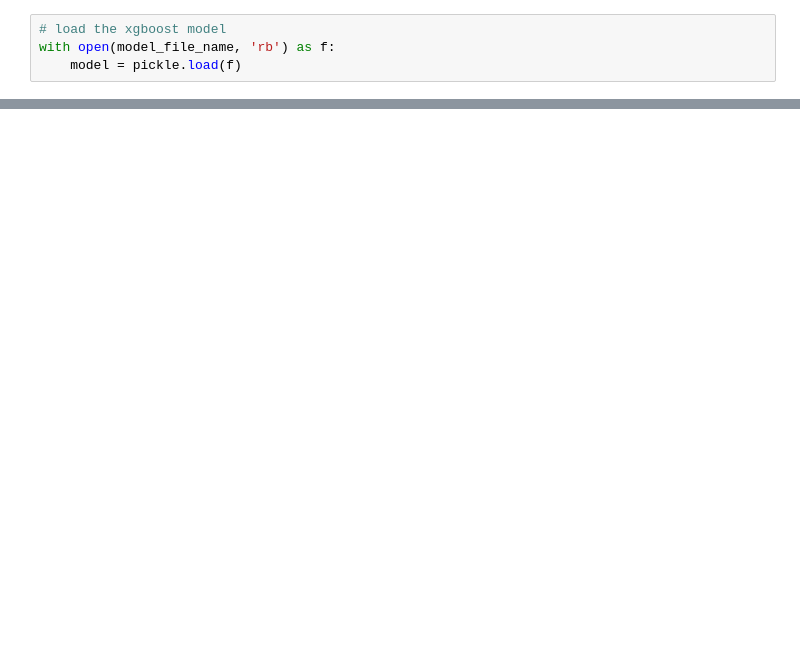
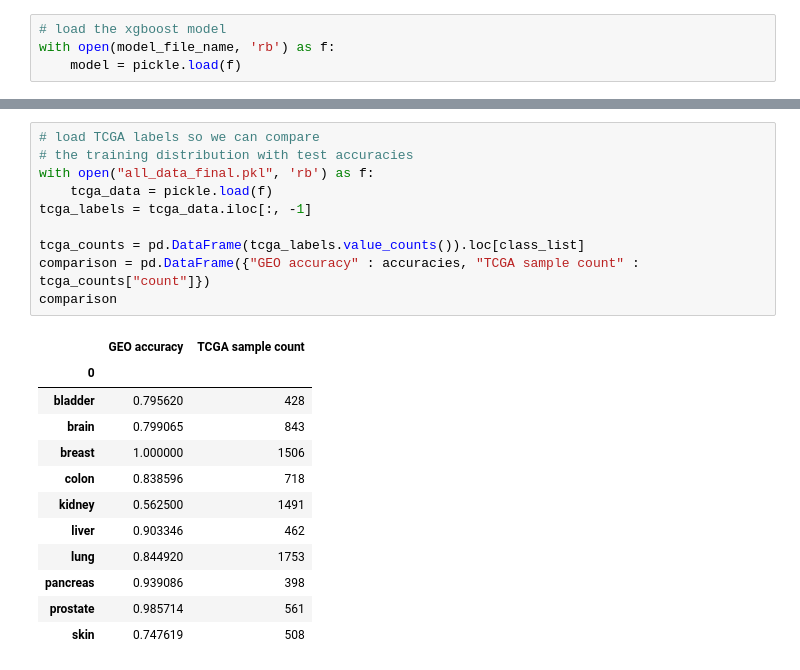
Before and after one commit to rubidi02/RNA-seq-cancer-classification, a Jupyter notebook: 4_test_xgboost_geo.ipynb, the cells around one changed output, grey strips where cells are left out. Drawn from its saved outputs; the diff is of its cells as text; blank space fills up the shorter version.

```diff
--- a/4_test_xgboost_geo.ipynb
+++ b/4_test_xgboost_geo.ipynb
@@ -227,3 +223,26 @@ Accuracy of class lung:         84.49%
 Accuracy of class pancreas:     93.91%
 Accuracy of class prostate:     98.57%
 Accuracy of class skin:         74.76%
+# %%
+# load TCGA labels so we can compare
+# the training distribution with test accuracies
+with open("all_data_final.pkl", 'rb') as f:
+    tcga_data = pickle.load(f)
+tcga_labels = tcga_data.iloc[:, -1]
+
+tcga_counts = pd.DataFrame(tcga_labels.value_counts()).loc[class_list]
+comparison = pd.DataFrame({"GEO accuracy" : accuracies, "TCGA sample count" : tcga_counts["count"]})
+comparison
+# %% [output]
+|  | GEO accuracy | TCGA sample count |
+| 0 |  |  |
+| bladder | 0.795620 | 428 |
+| brain | 0.799065 | 843 |
+| breast | 1.000000 | 1506 |
+| colon | 0.838596 | 718 |
+| kidney | 0.562500 | 1491 |
+| liver | 0.903346 | 462 |
+| lung | 0.844920 | 1753 |
+| pancreas | 0.939086 | 398 |
+| prostate | 0.985714 | 561 |
+| skin | 0.747619 | 508 |
```
Also changed, not shown: parts of 16 cells of this notebook, 2 other files.
